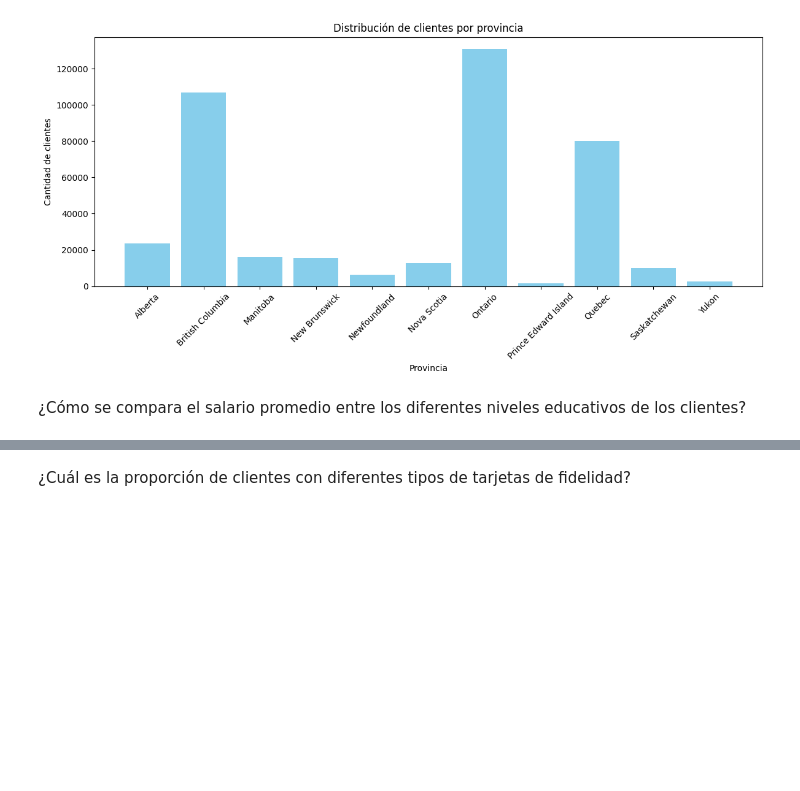
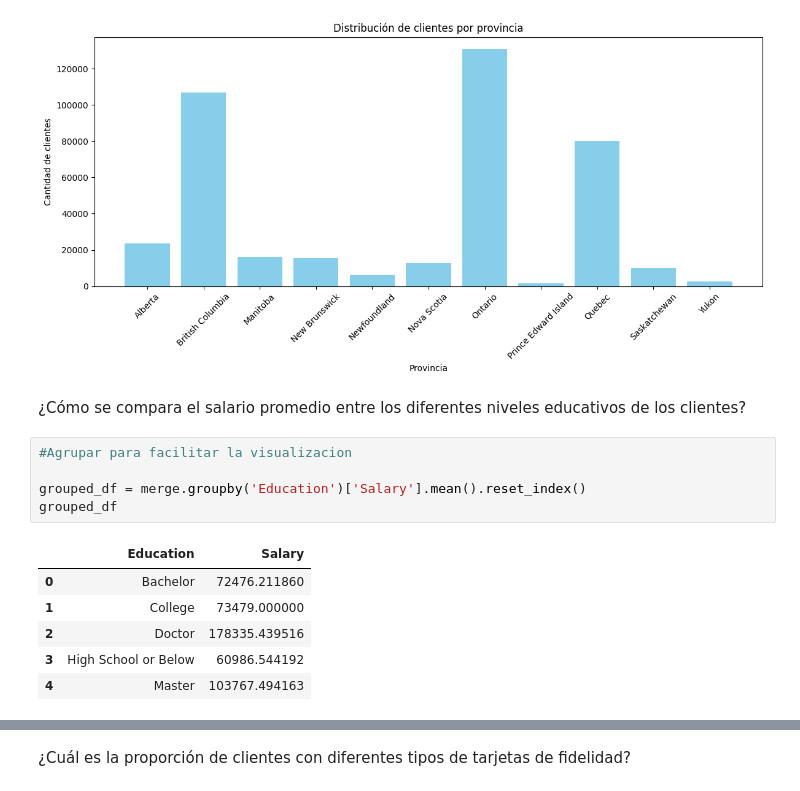
Before and after one commit to Adalab/bda-modulo-3-evaluacion-final-FrancaTortaroloo, a Jupyter notebook: Respuestas.ipynb, the cells around one changed output, grey strips where cells are left out. Cells and saved outputs as stored; diff of their text form; blank space fills up the shorter version.

```diff
--- a/Respuestas.ipynb
+++ b/Respuestas.ipynb
@@ -349,3 +305,15 @@ plt.show()
 [figure]
 # %% [markdown]
  ¿Cómo se compara el salario promedio entre los diferentes niveles educativos de los clientes?
+# %%
+#Agrupar para facilitar la visualizacion
+
+grouped_df = merge.groupby('Education')['Salary'].mean().reset_index()
+grouped_df
+# %% [output]
+|  | Education | Salary |
+| 0 | Bachelor | 72476.211860 |
+| 1 | College | 73479.000000 |
+| 2 | Doctor | 178335.439516 |
+| 3 | High School or Below | 60986.544192 |
+| 4 | Master | 103767.494163 |
```
Also changed, not shown: parts of 5 cells of this notebook.
